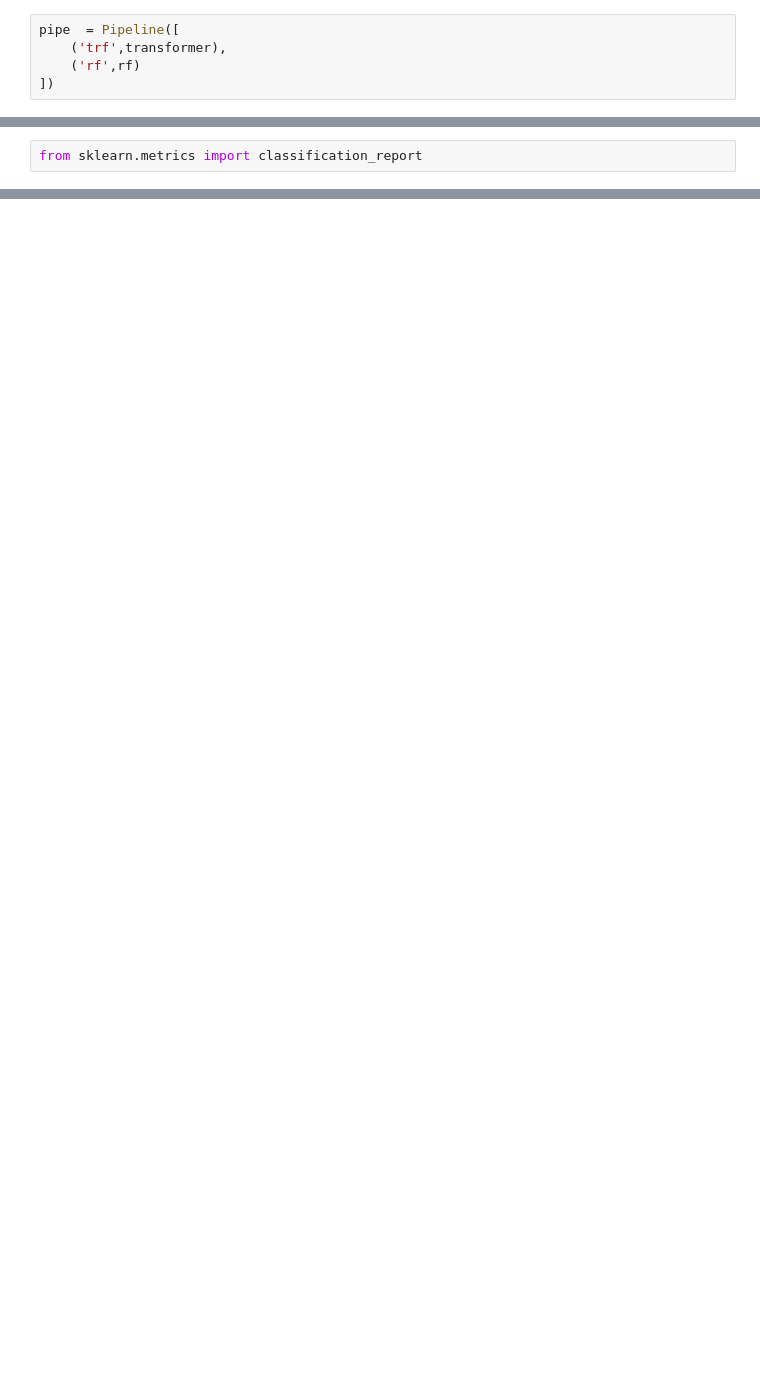
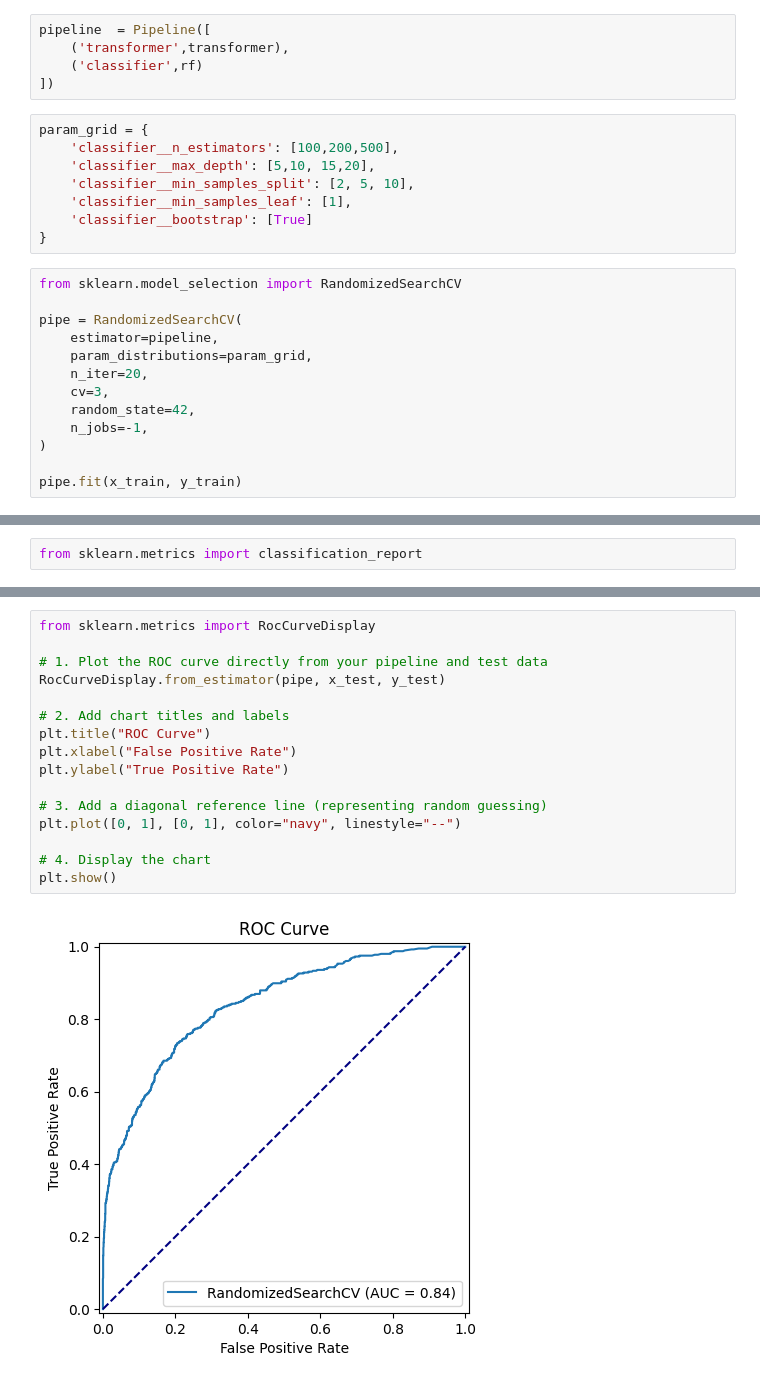
Before and after one commit to pratikkachhadiya05/Banking-customer-churn-prediction, a Jupyter notebook: model.ipynb, the cells around one changed output, grey strips where cells are left out. Cells and saved outputs as stored; diff of their text form; blank space fills up the shorter version.

Commit message:
changed model

```diff
--- a/model.ipynb
+++ b/model.ipynb
@@ -128,7 +148,28 @@ transformer = ColumnTransformer(
 # %%
 rf = RandomForestClassifier(class_weight='balanced')
 # %%
-pipe  = Pipeline([
-    ('trf',transformer),
-    ('rf',rf)
+pipeline  = Pipeline([
+    ('transformer',transformer),
+    ('classifier',rf)
 ])
+# %%
+param_grid = {
+    'classifier__n_estimators': [100,200,500],
+    'classifier__max_depth': [5,10, 15,20],
+    'classifier__min_samples_split': [2, 5, 10],
+    'classifier__min_samples_leaf': [1],
+    'classifier__bootstrap': [True]
+}
+# %%
+from sklearn.model_selection import RandomizedSearchCV
+
+pipe = RandomizedSearchCV(
+    estimator=pipeline,
+    param_distributions=param_grid,
+    n_iter=20,
+    cv=3,
+    random_state=42,
+    n_jobs=-1,
+)
+
+pipe.fit(x_train, y_train)
@@ -174,0 +247,18 @@ weighted avg       0.86      0.87      0.86      2000
+# %%
+from sklearn.metrics import RocCurveDisplay
+
+# 1. Plot the ROC curve directly from your pipeline and test data
+RocCurveDisplay.from_estimator(pipe, x_test, y_test)
+
+# 2. Add chart titles and labels
+plt.title("ROC Curve")
+plt.xlabel("False Positive Rate")
+plt.ylabel("True Positive Rate")
+
+# 3. Add a diagonal reference line (representing random guessing)
+plt.plot([0, 1], [0, 1], color="navy", linestyle="--")
+
+# 4. Display the chart
+plt.show()
+# %% [output]
+[figure, added]
```
Also changed, not shown: parts of 23 cells of this notebook.
